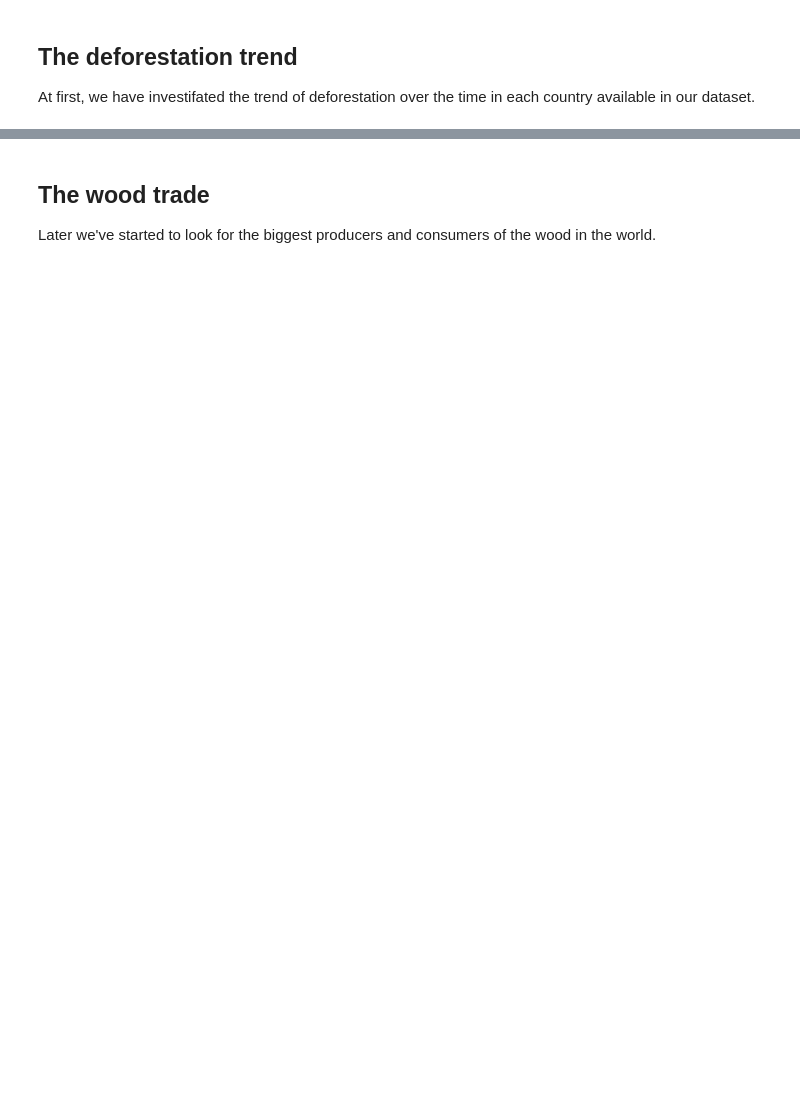
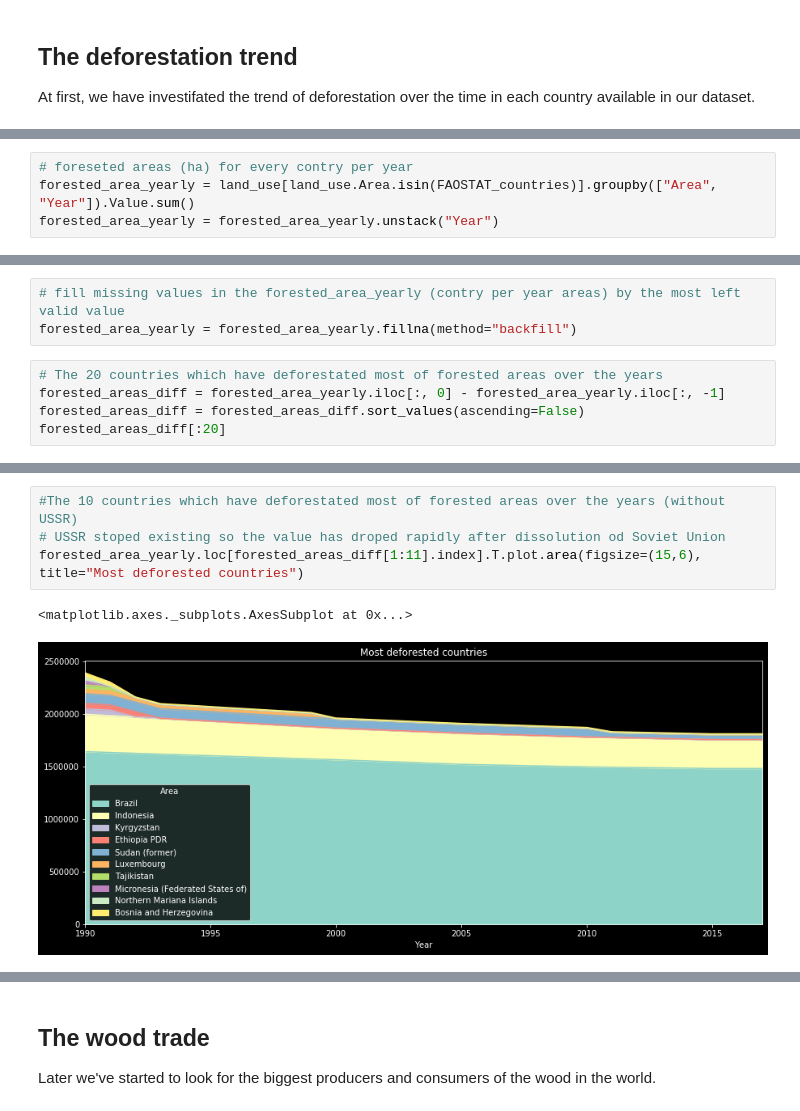
Before and after one commit to kostelansky17/disappearing_forests, a Jupyter notebook: main.ipynb, the cells around one changed output, grey strips where cells are left out. Cells and saved outputs as stored; diff of their text form; blank space fills up the shorter version.

```diff
--- a/main.ipynb
+++ b/main.ipynb
@@ -21,0 +28,4 @@ forested_area_yearly.loc['Brazil'].plot()
+# %%
+# foreseted areas (ha) for every contry per year
+forested_area_yearly = land_use[land_use.Area.isin(FAOSTAT_countries)].groupby(["Area", "Year"]).Value.sum()
+forested_area_yearly = forested_area_yearly.unstack("Year")
@@ -21,0 +52,8 @@ forested_area_yearly.loc['Brazil'].plot()
+# %%
+# fill missing values in the forested_area_yearly (contry per year areas) by the most left valid value
+forested_area_yearly = forested_area_yearly.fillna(method="backfill")
+# %%
+# The 20 countries which have deforestated most of forested areas over the years
+forested_areas_diff = forested_area_yearly.iloc[:, 0] - forested_area_yearly.iloc[:, -1]
+forested_areas_diff = forested_areas_diff.sort_values(ascending=False)
+forested_areas_diff[:20]
@@ -21,0 +78,7 @@ forested_area_yearly.loc['Brazil'].plot()
+# %%
+#The 10 countries which have deforestated most of forested areas over the years (without USSR)
+# USSR stoped existing so the value has droped rapidly after dissolution od Soviet Union
+forested_area_yearly.loc[forested_areas_diff[1:11].index].T.plot.area(figsize=(15,6), title="Most deforested countries")
+# %% [output]
+<matplotlib.axes._subplots.AxesSubplot at 0x...>
+[figure, added]
```
Also changed, not shown: parts of 36 cells of this notebook.
